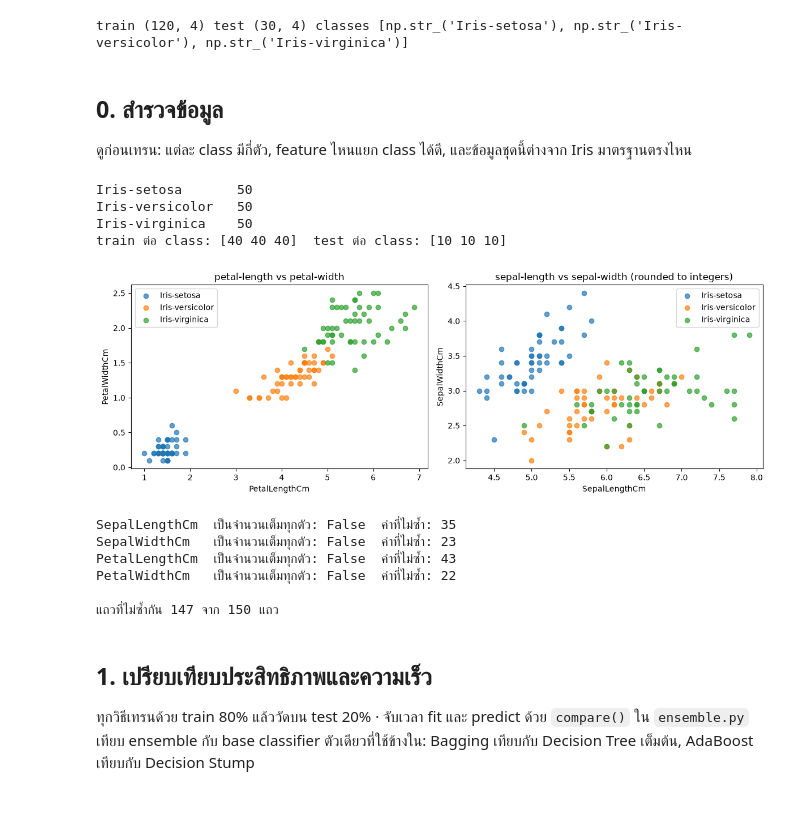
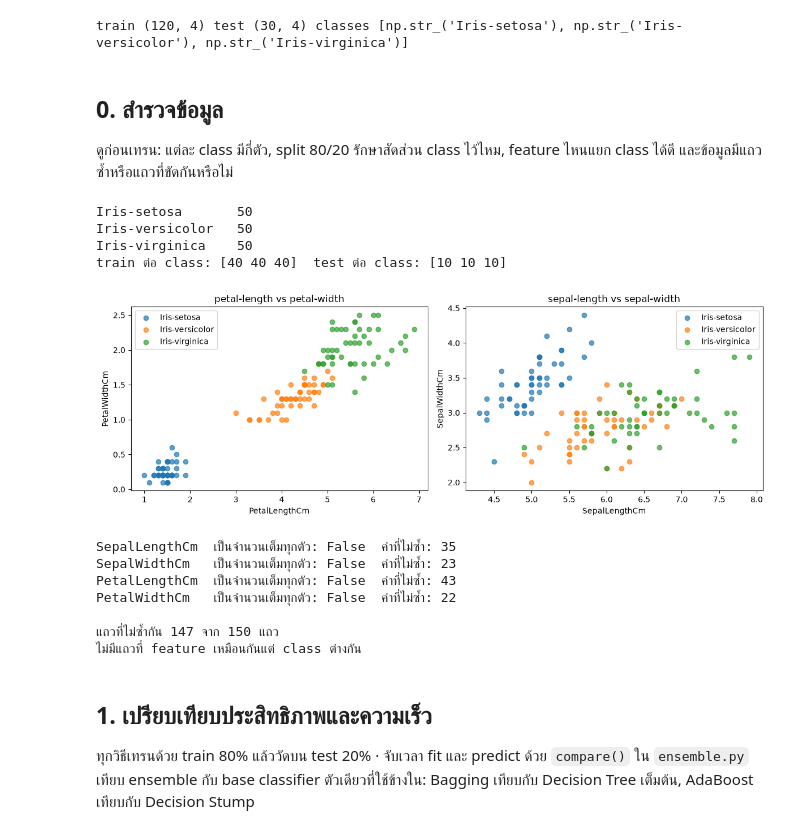
Before and after one commit to Finoria-co/Ensemble-Learning, a Jupyter notebook: ensemble_iris.ipynb, the cells around one changed output. Cells and saved outputs as stored; diff of their text form; code cells hidden in the pictures; blank space fills up the shorter version.

```diff
--- a/ensemble_iris.ipynb
+++ b/ensemble_iris.ipynb
@@ -30,7 +30,7 @@ print("train", X_tr.shape, "test", X_te.shape, "classes", list(class_names))
 train (120, 4) test (30, 4) classes [np.str_('Iris-setosa'), np.str_('Iris-versicolor'), np.str_('Iris-virginica')]
 # %% [markdown]
 ## 0. สำรวจข้อมูล
-ดูก่อนเทรน: แต่ละ class มีกี่ตัว, feature ไหนแยก class ได้ดี, และข้อมูลชุดนี้ต่างจาก Iris มาตรฐานตรงไหน
+ดูก่อนเทรน: แต่ละ class มีกี่ตัว, split 80/20 รักษาสัดส่วน class ไว้ไหม, feature ไหนแยก class ได้ดี และข้อมูลมีแถวซ้ำหรือแถวที่ขัดกันหรือไม่
 # %%
 from ensemble import load_iris_hf, FEATURES
 
@@ -48,22 +48,22 @@ train ต่อ class: [40 40 40]  test ต่อ class: [10 10 10]
 # %%
 # petal-length vs petal-width: สอง feature นี้แยก class ได้ชัดที่สุด
 fig, ax = plt.subplots(1, 2, figsize=(12, 4.2))
 for k, name in enumerate(class_names):
     m = species_all == name
     ax[0].scatter(X_all[m, 2], X_all[m, 3], label=name, alpha=.7)
     ax[1].scatter(X_all[m, 0], X_all[m, 1], label=name, alpha=.7)
 ax[0].set(title="petal-length vs petal-width", xlabel=FEATURES[2], ylabel=FEATURES[3]); ax[0].legend()
-# sepal ถูกปัดเป็นจำนวนเต็ม จุดจึงซ้อนทับกันเป็นตาราง
-ax[1].set(title="sepal-length vs sepal-width (rounded to integers)", xlabel=FEATURES[0], ylabel=FEATURES[1]); ax[1].legend()
+# sepal ซ้อนกันมากกว่า petal: versicolor/virginica แยกด้วย sepal ได้ยาก
+ax[1].set(title="sepal-length vs sepal-width", xlabel=FEATURES[0], ylabel=FEATURES[1]); ax[1].legend()
 fig.tight_layout(); plt.show()
 # %% [output]
-[figure, old version]
+[figure, new version]
 # %%
-# ข้อสังเกต: sepal ถูกปัดเป็นจำนวนเต็ม (Iris มาตรฐานมีทศนิยม 1 ตำแหน่ง)
+# ตรวจคุณภาพข้อมูล: ค่าเป็นทศนิยม 1 ตำแหน่งตาม Iris มาตรฐานหรือไม่ มีกี่ค่าที่ไม่ซ้ำ
 for j, f in enumerate(FEATURES):
     print(f"{f:<14} เป็นจำนวนเต็มทุกตัว: {bool(np.all(X_all[:, j] == np.round(X_all[:, j])))}  ค่าที่ไม่ซ้ำ: {len(np.unique(X_all[:, j]))}")
 
-# ผลที่ตามมา: มีแถวที่ feature เหมือนกันทุกตัวแต่ class ต่างกัน -> ไม่มีโมเดลไหนทายถูกได้ทั้งคู่
+# ตรวจแถวซ้ำ และแถวที่ feature เหมือนกันแต่ class ต่างกัน (ถ้ามี จะไม่มีโมเดลไหนทายถูกได้ทั้งคู่)
 rows, inv = np.unique(X_all, axis=0, return_inverse=True)
 inv = inv.ravel()
 print(f"\nแถวที่ไม่ซ้ำกัน {len(rows)} จาก {len(X_all)} แถว")
@@ -71,6 +71,8 @@ for r in range(len(rows)):
     labels = set(species_all[inv == r])
     if len(labels) > 1:
         print("feature เหมือนกันแต่ class ต่างกัน:", rows[r], sorted(labels))
+if all(len(set(species_all[inv == r])) == 1 for r in range(len(rows))):
+    print("ไม่มีแถวที่ feature เหมือนกันแต่ class ต่างกัน")
 # %% [output]
 SepalLengthCm  เป็นจำนวนเต็มทุกตัว: False  ค่าที่ไม่ซ้ำ: 35
 SepalWidthCm   เป็นจำนวนเต็มทุกตัว: False  ค่าที่ไม่ซ้ำ: 23
@@ -78,6 +80,7 @@ PetalLengthCm  เป็นจำนวนเต็มทุกตัว: False
 PetalWidthCm   เป็นจำนวนเต็มทุกตัว: False  ค่าที่ไม่ซ้ำ: 22
 
 แถวที่ไม่ซ้ำกัน 147 จาก 150 แถว
+ไม่มีแถวที่ feature เหมือนกันแต่ class ต่างกัน
 # %% [markdown]
 ## 1. เปรียบเทียบประสิทธิภาพและความเร็ว
 ทุกวิธีเทรนด้วย train 80% แล้ววัดบน test 20% · จับเวลา fit และ predict ด้วย `compare()` ใน `ensemble.py`
```
Also changed, not shown: parts of 5 cells of this notebook.
